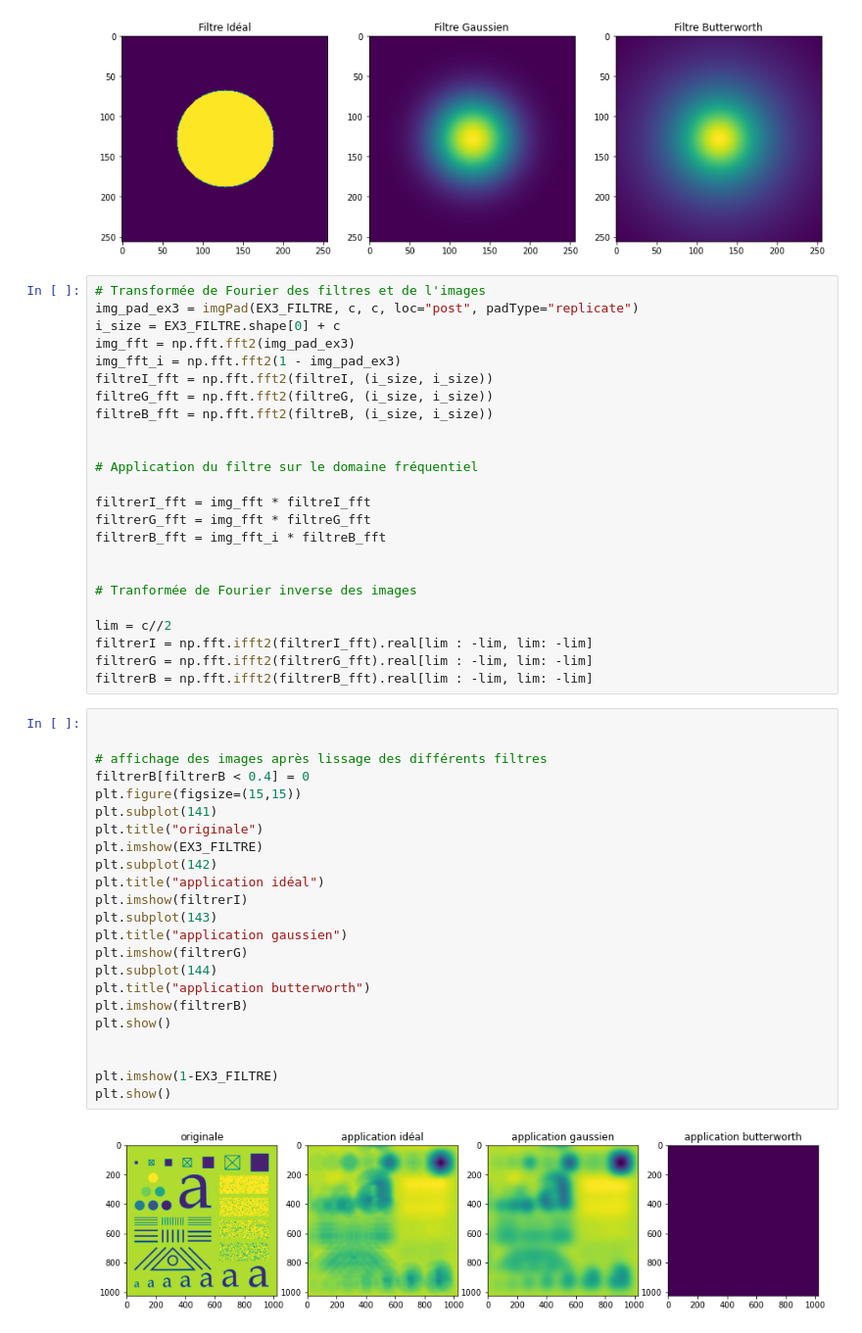
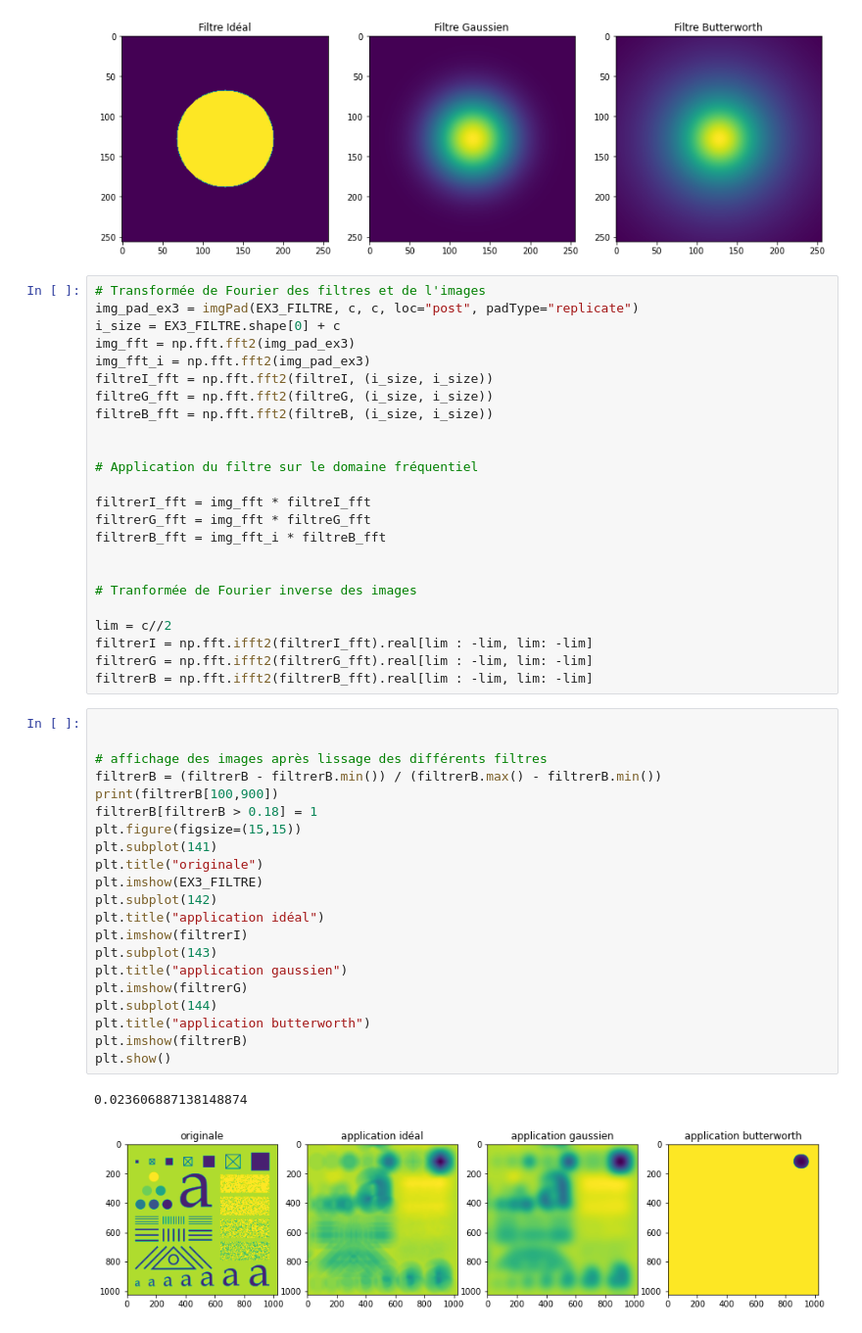
Before and after one commit to RaphaelJ-S/inf600f, a Jupyter notebook: tp/tp2/data/tp2.ipynb, the cells around one changed output. Shown at 98% size. Cells and saved outputs as stored; diff of their text form.

```diff
--- a/tp/tp2/data/tp2.ipynb
+++ b/tp/tp2/data/tp2.ipynb
@@ -350,7 +350,7 @@ plt.show()
 img_pad_ex3 = imgPad(EX3_FILTRE, c, c, loc="post", padType="replicate")
 i_size = EX3_FILTRE.shape[0] + c
 img_fft = np.fft.fft2(img_pad_ex3)
-img_fft_i = np.fft.fft2(1 - img_pad_ex3)
+img_fft_i = np.fft.fft2(img_pad_ex3)
 filtreI_fft = np.fft.fft2(filtreI, (i_size, i_size))
 filtreG_fft = np.fft.fft2(filtreG, (i_size, i_size))
 filtreB_fft = np.fft.fft2(filtreB, (i_size, i_size))
@@ -372,25 +372,24 @@ filtrerB = np.fft.ifft2(filtrerB_fft).real[lim : -lim, lim: -lim]
 # %%
 
 
 # affichage des images après lissage des différents filtres
-filtrerB[filtrerB < 0.4] = 0
+filtrerB = (filtrerB - filtrerB.min()) / (filtrerB.max() - filtrerB.min())
+print(filtrerB[100,900])
+filtrerB[filtrerB > 0.18] = 1
 plt.figure(figsize=(15,15))
 plt.subplot(141)
 plt.title("originale")
 plt.imshow(EX3_FILTRE)
 plt.subplot(142)
 plt.title("application idéal")
 plt.imshow(filtrerI)
 plt.subplot(143)
 plt.title("application gaussien")
 plt.imshow(filtrerG)
 plt.subplot(144)
 plt.title("application butterworth")
 plt.imshow(filtrerB)
 plt.show()
-
-
-plt.imshow(1-EX3_FILTRE)
-plt.show()
 # %% [output]
+0.023606887138148874
-[figure, old version]
+[figure, new version]
```
Also changed, not shown: parts of 1 cell of this notebook.
